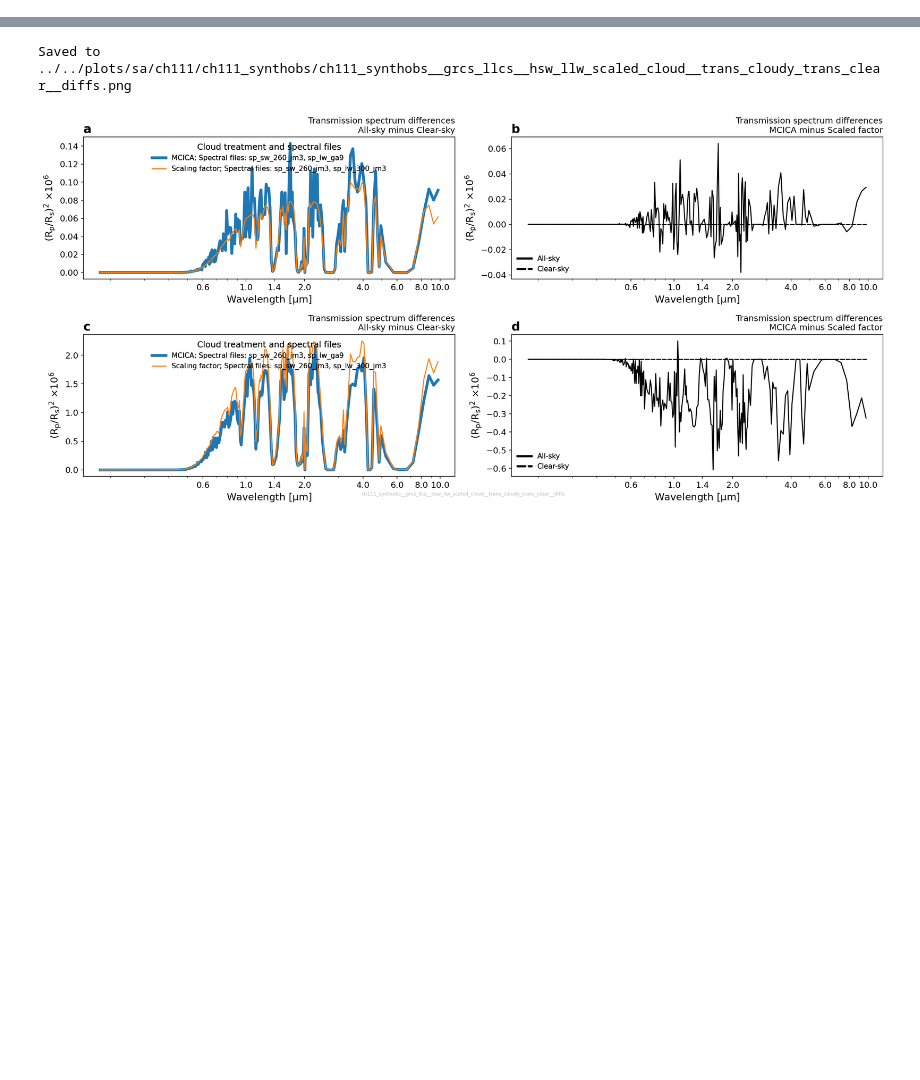
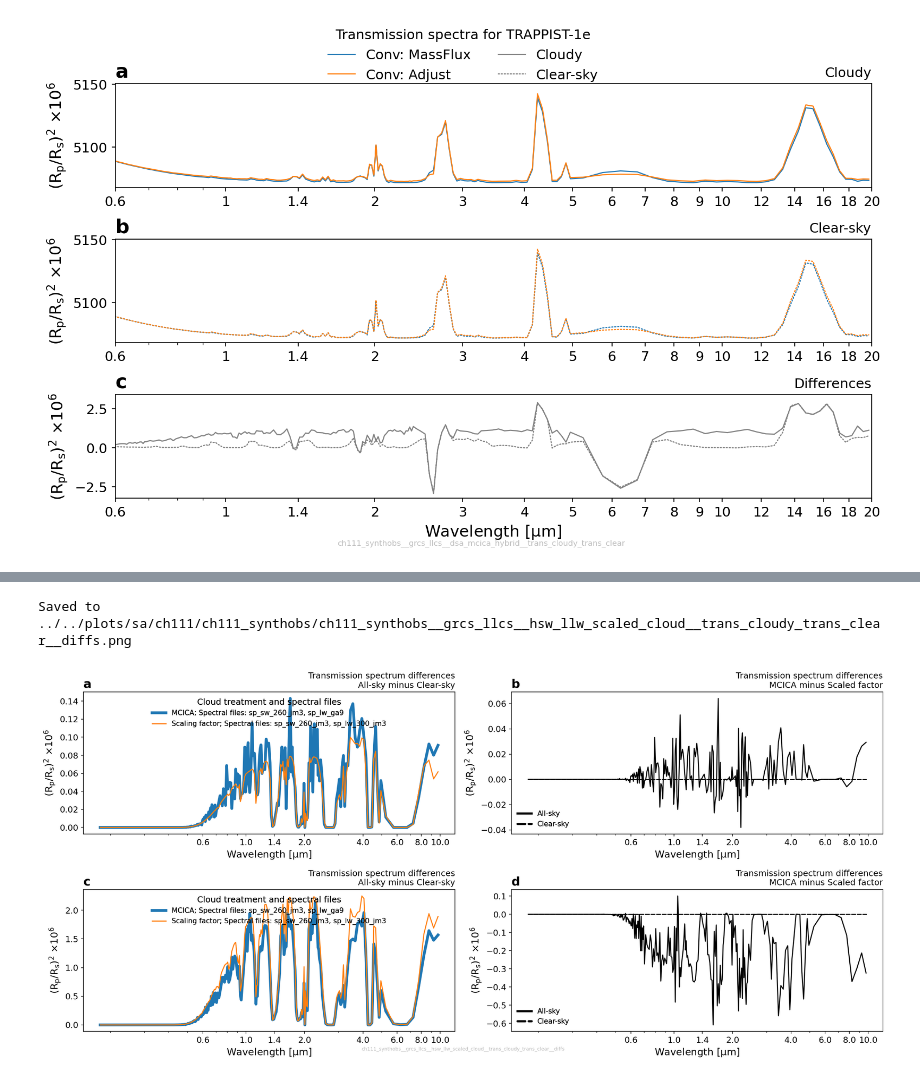
Before and after one commit to dennissergeev/t1e_bistability_code, a Jupyter notebook: code/Transmission-Spectra.ipynb, the cells around one changed output, grey strips where cells are left out. Cells and saved outputs as stored; diff of their text form; code cells hidden in the pictures; blank space fills up the shorter version.

```diff
--- a/code/Transmission-Spectra.ipynb
+++ b/code/Transmission-Spectra.ipynb
@@ -318,0 +196,3 @@ Saved to ../../plots/sa/ch111/ch111_synthobs/ch111_synthobs__grcs_llcs__hsw_llw_
+# %%
+# time_reduce_func = lambda cube: time_mean(cube)
+time_reduce_func = lambda cube: isel(cube, um.t, -1)
@@ -318,0 +208,93 @@ Saved to ../../plots/sa/ch111/ch111_synthobs/ch111_synthobs__grcs_llcs__hsw_llw_
+# %%
+opt_label = "dsa_mcica_hybrid"
+imgname = (
+    f"{img_prefix}__{'_'.join(SUITE_LABELS.keys())}__" f"{opt_label}__{'_'.join(VRBL_PLOT.keys())}"
+)
+kw_plt_common = {}  # marker=".",        ms=3,
+
+fig = plt.figure()
+axd = fig.subplot_mosaic([[i] for i in [*VRBL_PLOT.keys(), "diff"]], gridspec_kw={"hspace": 0.5})
+iletters = subplot_label_generator()
+for ax in axd.values():
+    ax.set_title(f"{next(iletters)}", **KW_SBPLT_LABEL)
+    if ax.get_subplotspec().is_last_row():
+        ax.set_xlabel("Wavelength [$\mu$m]")
+    if ax.get_subplotspec().is_first_col():
+        ax.set_ylabel(r"($R_p/R_s)^2$ $\times 10^{6}$")
+        # ax.set_ylabel("Transmission\ndepth [ppm]")
+
+    ax.set_xscale("log")
+    xticks = np.concatenate([[0.6, 1, 1.4], np.arange(2, 10, 1), np.arange(10, 22, 2)])
+    ax.xaxis.set_major_locator(ticker.FixedLocator(xticks))
+    ax.xaxis.set_major_formatter(ticker.FuncFormatter(lambda x, pos: f"{int(x):d}" if int(x) == x else f"{x:.1f}"))
+    ax.set_xlim(xticks.min(), xticks.max())
+
+for (vrbl_key, vrbl_dict) in VRBL_PLOT.items():
+    for suite_label, suite_prop in SUITE_LABELS.items():
+        sim_label = f"{suite_label}_{opt_label}"
+        cube = time_reduce_func(RESULTS[sim_label][vrbl_key]) ** 2 * 1e6
+        x = cube.coord("spectral_band_centres").points * 1e6
+        axd[vrbl_key].plot(
+            x,
+            cube.data,
+            **kw_plt_common,
+            **suite_prop["kw_plt"],
+            **vrbl_dict["kw_plt"],
+        )
+
+# Difference
+for (vrbl_key, vrbl_dict) in VRBL_PLOT.items():
+    cube_diff = (
+        time_reduce_func(
+            (RESULTS["llcs_dsa_mcica_hybrid"][vrbl_key]) ** 2
+            - (RESULTS["grcs_dsa_mcica_hybrid"][vrbl_key]) ** 2
+        )
+        * 1e6
+    )
+    x = cube_diff.coord("spectral_band_centres").points * 1e6
+    axd["diff"].plot(
+        x,
+        cube_diff.data,
+        color="tab:grey",
+        **kw_plt_common,
+        **vrbl_dict["kw_plt"],
+    )
+
+
+add_custom_legend(
+    fig,
+    {
+        **{
+            v["title"]: {"linestyle": "-", "linewidth": 1, **v["kw_plt"]}
+            for v in SUITE_LABELS.values()
+        },
+        **{
+            v["title"]: {"color": "tab:grey", "linewidth": 1, **v["kw_plt"]}
+            for v in VRBL_PLOT.values()
+        },
+    },
+    loc="upper center",
+    frameon=False,
+    ncol=2,
+    fontsize="medium",
+    title="Transmission spectra for TRAPPIST-1e"
+)
+
+axd["trans_cloudy"].set_title(
+    "Cloudy",
+    loc="right",
+    size="medium",
+)
+axd["trans_clear"].set_title(
+    "Clear-sky",
+    loc="right",
+    size="medium",
+)
+axd["diff"].set_title(
+    "Differences",
+    loc="right",
+    size="medium",
+)
+
+figsave(fig, plotdir / imgname)
+# %% [output]
@@ -318,0 +302 @@ Saved to ../../plots/sa/ch111/ch111_synthobs/ch111_synthobs__grcs_llcs__hsw_llw_
+[figure, added]
```
Also changed, not shown: parts of 34 cells of this notebook, 1 other file.
